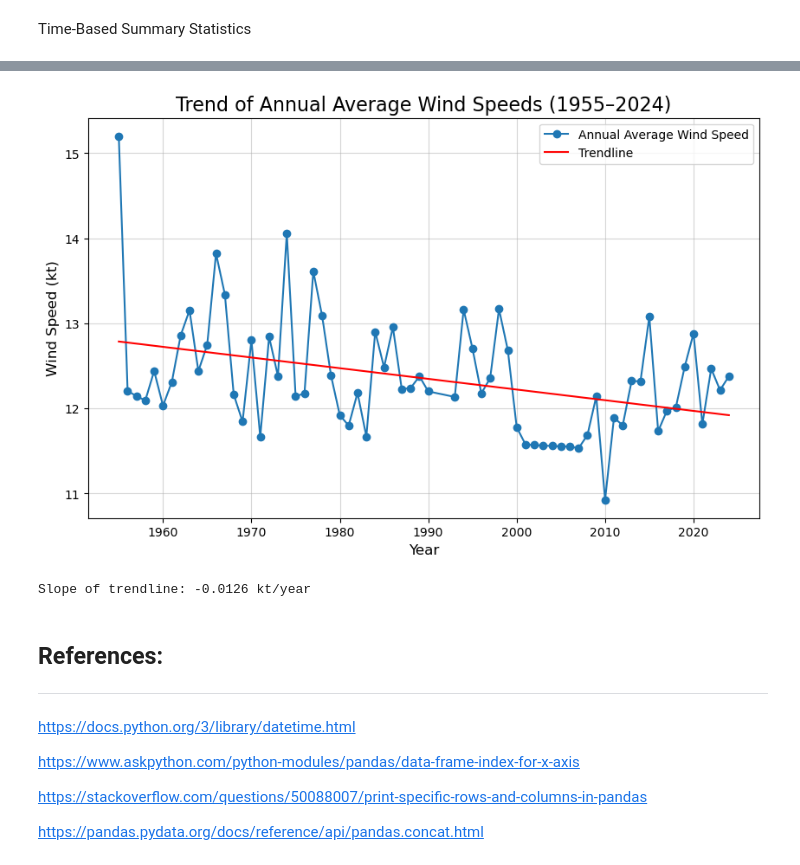
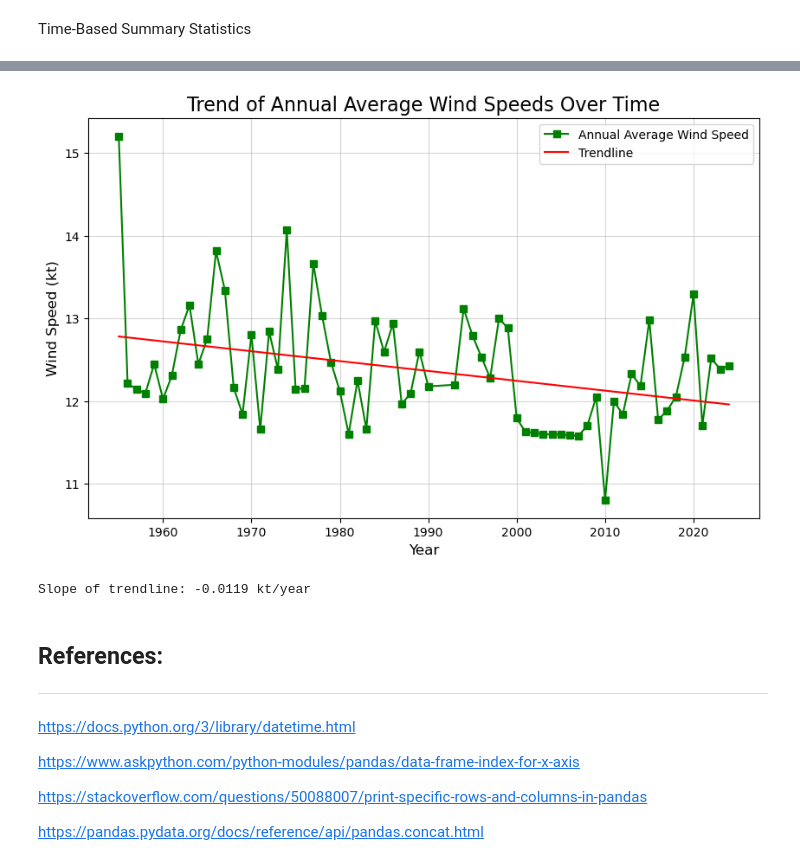
Before and after one commit to mondbr/PFDA_project, a Jupyter notebook: analysis.ipynb, the cells around one changed output, grey strips where cells are left out. Saved outputs shown, nothing was run; the diff lists cells and outputs as text; code cells hidden in the pictures.

```diff
--- a/analysis.ipynb
+++ b/analysis.ipynb
@@ -683,0 +772,12 @@ Name: wdsp, dtype: float64
+# %%
+predicted_df = cleandf.copy()
+
+# adding wddir to the predicted_df
+predicted_df[['wddir']] = df[['wddir']]
+
+# replacing spaces with NaN for the 'wddir' column
+predicted_df['wddir'] = predicted_df['wddir'].replace(' ', np.nan)
+
+# adding the hour and day columns to the predicted_df
+predicted_df['hour'] = predicted_df['datetime'].dt.hour
+predicted_df['day'] = predicted_df['datetime'].dt.day
@@ -683,0 +838,8 @@ Name: wdsp, dtype: float64
+# %%
+iterative_impute_df = predicted_df.copy()
+
+iterative_impute_df['wdsp'] = iterative_impute_df['wdsp'].replace(0, np.nan)
+iterative_impute_df['wddir'] = iterative_impute_df['wddir'].replace(0, np.nan)
+
+print("number on NaN values before :")
+print(iterative_impute_df['wdsp'].isna().sum())
@@ -1158,34 +1297,33 @@ plt.grid(alpha=0.5)
 # %%
 from sklearn.linear_model import LinearRegression
-import numpy as np
+X = annual_avg_ii.index.values.reshape(-1, 1)  # Extract year as the independent variable
+y = annual_avg_ii.values  # Wind speed is the dependent variable
 
-# Reshape data for Linear Regression
-X = prepared_df.index.values.reshape(-1, 1)  # Year
-y = prepared_df.values  # Wind Speed
-
-# Fit the model
+# Fit the linear regression model
 model = LinearRegression()
 model.fit(X, y)
 
-# Predict values
+# Predict the trendline (fitted values)
 trendline = model.predict(X)
 
-# Plot with trendline
+# Plot the data and trendline
 plt.figure(figsize=(10, 6))
-plt.plot(prepared_df.index, prepared_df.values, marker='o', label='Annual Average Wind Speed')
-plt.plot(prepared_df.index, trendline, color='red', label='Trendline')
-plt.title('Trend of Annual Average Wind Speeds (1955–2024)', fontsize=16)
+plt.plot(annual_avg_ii.index, annual_avg_ii.values, marker='s', color= 'green', label='Annual Average Wind Speed')
+plt.plot(annual_avg_ii.index, trendline, color='red', label='Trendline')
+
+# Add labels, title, and grid
+plt.title('Trend of Annual Average Wind Speeds Over Time', fontsize=16)
 plt.xlabel('Year', fontsize=12)
 plt.ylabel('Wind Speed (kt)', fontsize=12)
 plt.grid(alpha=0.5)
 plt.legend()
 plt.show()
 
-# Print slope of the trendline
+# Print the slope of the trendline
 print(f"Slope of trendline: {model.coef_[0]:.4f} kt/year")
 # %% [output]
-[figure, old version]
+[figure, new version]
-Slope of trendline: -0.0126 kt/year
+Slope of trendline: -0.0119 kt/year
 # %% [markdown]
 ## References:
 ***
```
Also changed, not shown: parts of 85 cells of this notebook.
